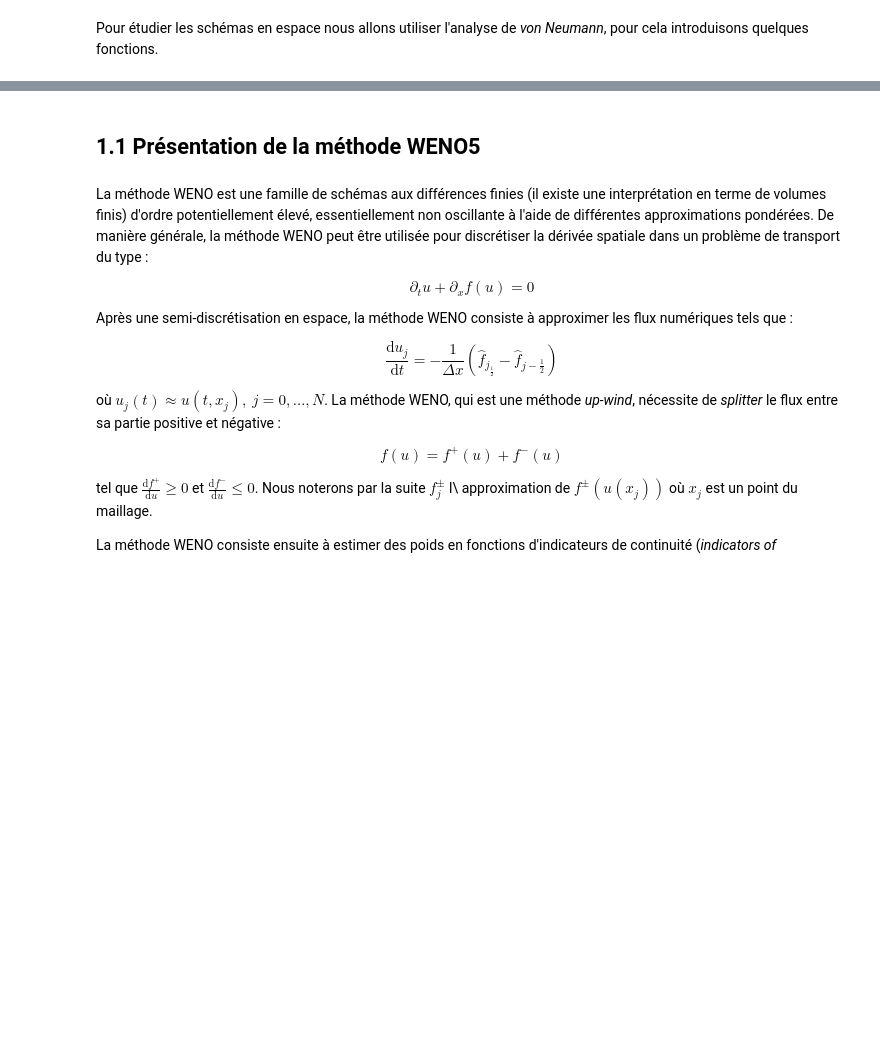
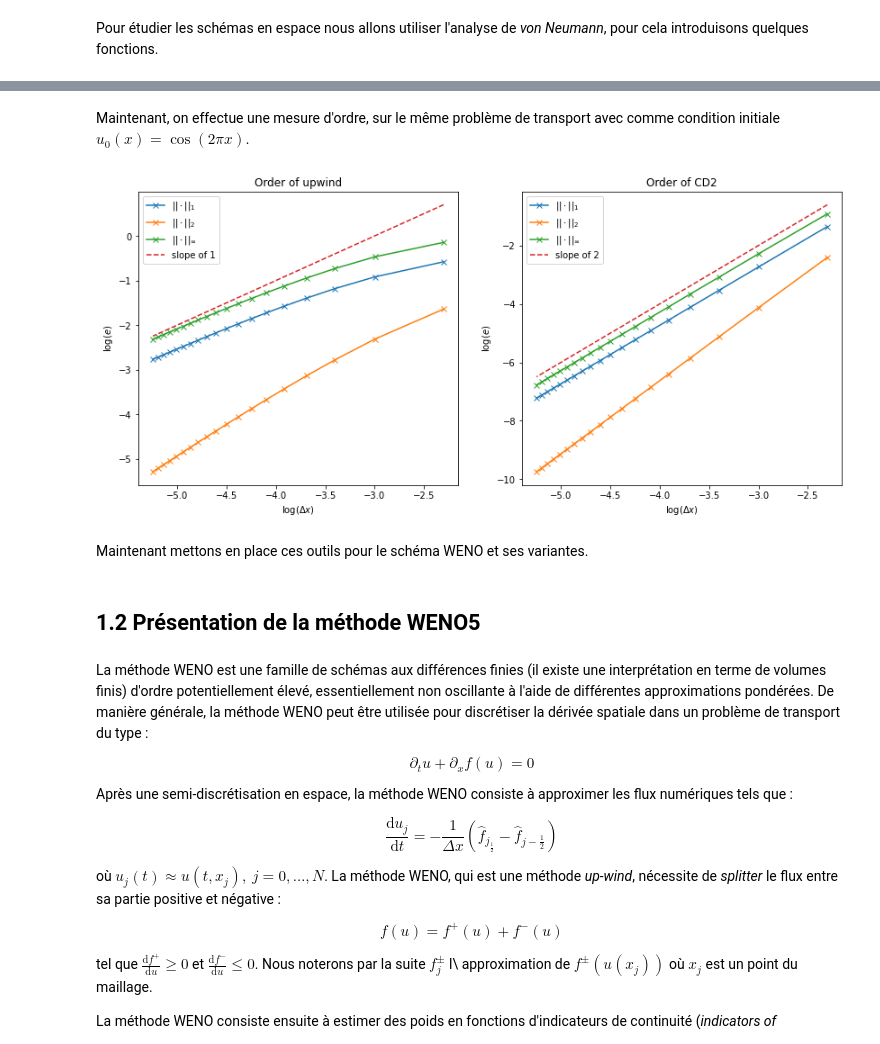
Before and after one commit to kivvix/draft, a Jupyter notebook: notes/notebooks/stability.ipynb, the cells around one changed output, grey strips where cells are left out. Cells and saved outputs as stored; diff of their text form; code cells hidden in the pictures; blank space fills up the shorter version.

```diff
--- a/notes/notebooks/stability.ipynb
+++ b/notes/notebooks/stability.ipynb
@@ -116,5 +296,55 @@ def symbols_to_vonNeumann( stencil ):
+# %% [markdown]
+Maintenant, on effectue une mesure d'ordre, sur le même problème de transport avec comme condition initiale $u_0(x) = \cos(2\pi x)$.
+# %%
+num_param = Data()
+num_param.dt = 1./400.
+num_param.Tf = 1.
+
+errors_uw  = []
+errors_cd2 = []
+
+for N in range(10,200,10):
+    num_param.X = np.linspace(0.,1.,N,endpoint=False)
+    u_0 = np.cos(2.*np.pi*num_param.X)
+    u_e = np.cos(2.*np.pi*(num_param.X - num_param.Tf))
+    u_fuw  = transport(u_0,rk33_iter,lambda u,dx:-upwind.func(u,dx),num_param.Tf,num_param.dt)
+    u_fcd2 = transport(u_0,rk33_iter,lambda u,dx:-cd2.func(u,dx) ,num_param.Tf,num_param.dt)
+    errors_uw.append( (N,error(u_fuw,u_e)) )
+    errors_cd2.append( (N,error(u_fcd2,u_e)) )
+
+del N,num_param,u_0,u_e,u_fuw,u_fcd2
+
+space_steps = np.array([ 1./e[0] for e in errors_uw ])
+
+fig, (ax1,ax2) = plt.subplots(1,2,figsize=(14,6))
+
+ax1.set_title("Order of "+upwind.name)
+ax1.plot( np.log(space_steps) , [ np.log(e[1].n1) for e in errors_uw ] , "x-" , label = r"$||\cdot||_{1}$" )
+ax1.plot( np.log(space_steps) , [ np.log(e[1].n2) for e in errors_uw ] , "x-" , label = r"$||\cdot||_{2}$" )
+ax1.plot( np.log(space_steps) , [ np.log(e[1].noo) for e in errors_uw ] , "x-" , label = r"$||\cdot||_{\infty}$" )
+ax1.plot( np.log(space_steps) , 1*np.log(space_steps)+3 , "--" , label = "slope of 1")
+ax1.set_xlabel(r"$\log(\Delta x)$")
+ax1.set_ylabel(r"$\log(e)$")
+ax1.legend()
+
+ax2.set_title("Order of "+cd2.name)
+ax2.plot( np.log(space_steps) , [ np.log(e[1].n1) for e in errors_cd2 ] , "x-" , label = r"$||\cdot||_{1}$" )
+ax2.plot( np.log(space_steps) , [ np.log(e[1].n2) for e in errors_cd2 ] , "x-" , label = r"$||\cdot||_{2}$" )
+ax2.plot( np.log(space_steps) , [ np.log(e[1].noo) for e in errors_cd2 ] , "x-" , label = r"$||\cdot||_{\infty}$" )
+ax2.plot( np.log(space_steps) , 2*np.log(space_steps)+4 , "--" , label = "slope of 2")
+ax2.set_xlabel(r"$\log(\Delta x)$")
+ax2.set_ylabel(r"$\log(e)$")
+ax2.legend()
+
+plt.show()
+
+del fig,ax1,ax2,space_steps,errors_uw,errors_cd2
+# %% [output]
+[figure, added]
+# %% [markdown]
+Maintenant mettons en place ces outils pour le schéma WENO et ses variantes.
 # %% [markdown]
-## 1.1 Présentation de la méthode WENO5
+## 1.2 Présentation de la méthode WENO5
 # %% [markdown]
 La méthode WENO est une famille de schémas aux différences finies (il existe une interprétation en terme de volumes finis) d'ordre potentiellement élevé, essentiellement non oscillante à l'aide de différentes approximations pondérées. De manière générale, la méthode WENO peut être utilisée pour discrétiser la dérivée spatiale dans un problème de transport du type :
 
```
Also changed, not shown: parts of 172 cells of this notebook.
